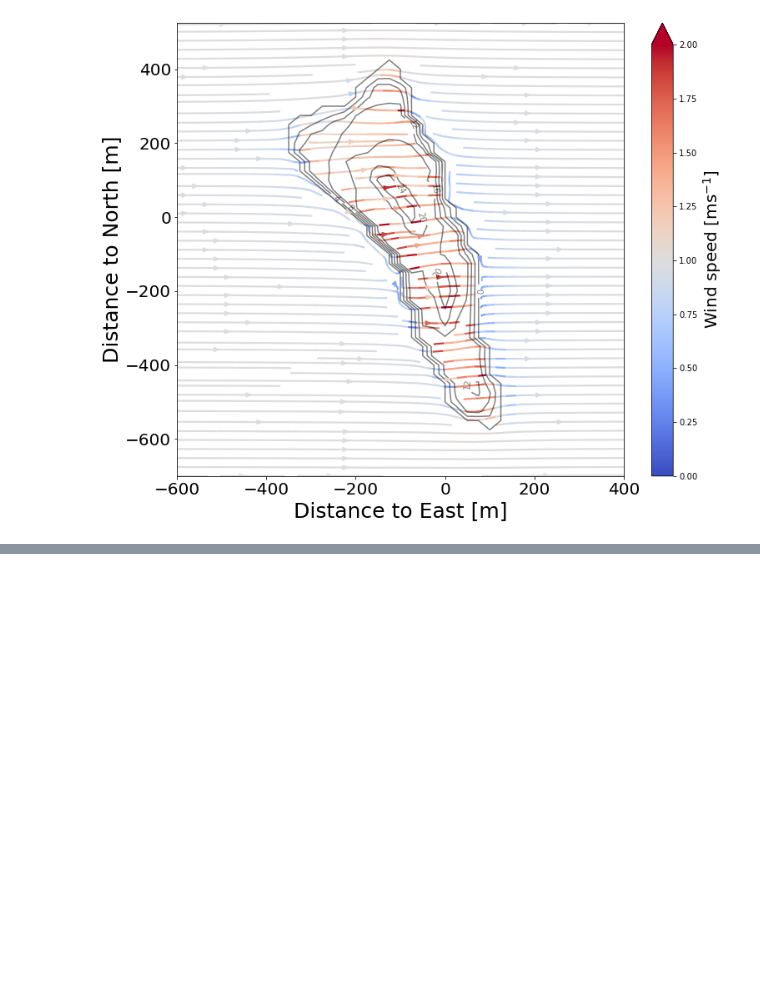
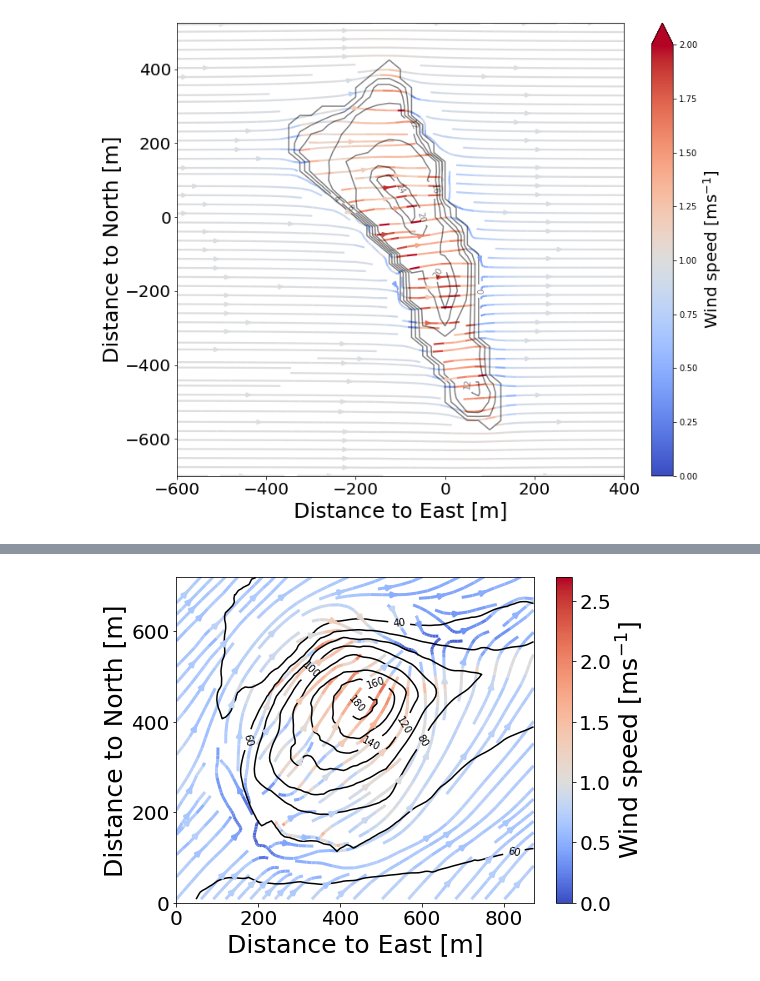
Before and after one commit to dhegedus99/MetGroupProject, a Jupyter notebook: PowerPointPlots.ipynb, the cells around one changed output, grey strips where cells are left out. Cells and saved outputs as stored; diff of their text form; code cells hidden in the pictures; blank space fills up the shorter version.

Commit message:
SW wind NBL

```diff
--- a/PowerPointPlots.ipynb
+++ b/PowerPointPlots.ipynb
@@ -430,3 +430,90 @@ plt.savefig("Pow_I2.pdf",bbox_inches="tight")
 20.92558381778936
 2.7500407304041357 0.007283841480819223
 [figure]
+# %%
+# Parameters
+topo_file_l = 'data/NBlidarblend8m.txt'       # Topography file name
+dx = 8                    # ??? Grid spacing (m)
+L  = 500.                   # Horizontal length scale (m)
+z0 = 0.01                    # Surface roughness length (m)
+zu = 2.                      # Wind measurement height (m)
+# Iteration to find the inner region thickness l (m)
+l = (z0/8)*(L/z0)**0.9
+for i in range(10):
+    l = 2*0.16*L/np.log(l/z0)
+a = (np.log(L/z0))**2/(np.log(l/z0)*np.log(zu/z0))
+
+# Read the topography file, find size and take a Fourier transform
+z = np.loadtxt(topo_file_l)
+n = z.shape[0]
+def wind_model(n,zr):
+    Fz = fft2(zr)
+    Fz = fftshift(Fz)
+
+    # Wavenumbers and modified Bessel functions
+    k = (2*np.pi/(n*dx))*np.arange(-n/2,n/2)
+    m = (2*np.pi/(n*dx))*np.arange(-n/2,n/2)
+    bu = 1 - kv(0,2*np.sqrt(1j*L*k*zu/l))/kv(0,2*np.sqrt(1j*L*k*z0/l))
+    bv = 1 - kv(0,2*np.sqrt(2*1j*L*k*zu/l))/kv(0,2*np.sqrt(2*1j*L*k*z0/l))
+    bu[int(n/2)] = 0
+    bv[int(n/2)] = 0
+
+    # Fourier components of u and v
+    Fu = np.zeros_like(Fz)
+    Fv = np.zeros_like(Fz)
+    for i in range(n):
+        for j in range(n):
+            r = np.sqrt(k[j]**2 + m[i]**2)
+            if r != 0:
+                Fu[i,j] = a*bu[j]*(k[j]**2/r)*Fz[i,j]
+                Fv[i,j] = a*bv[j]*(k[j]*m[i]/r)*Fz[i,j]
+
+    # Inverse Fourier transform
+    Fu = ifftshift(Fu)
+    Fv = ifftshift(Fv)
+    ur = 1 + np.real(ifft2(Fu))
+    vr = np.real(ifft2(Fv))
+    windr = np.sqrt(ur**2 + vr**2)
+
+    # Vertical wind component from continuity equation
+    wr = np.zeros_like(windr)
+    dzdx = (z[1:-1,2:] - z[1:-1,:-2])/(2*dx)
+    dzdy = (z[2:,1:-1] - z[:-2,1:-1])/(2*dx)
+    wr[1:-1,1:-1] = ur[1:-1,1:-1]*dzdx + vr[1:-1,1:-1]*dzdy
+
+    return ur, vr, wr, windr
+
+# Westerly wind
+uw, vw, ww, windw = wind_model(n,z)
+
+# Northerly wind
+zrn = np.fliplr(z.T)
+urn, vrn, wrn, windrn = wind_model(n,zrn)
+un = np.flipud(vrn.T)
+vn = - np.flipud(urn.T)
+windn = np.flipud(windrn.T)
+
+#South Westerly wind
+usw = (un + uw)/2
+vsw = (vn + vw)/2
+windsw = np.sqrt(usw**2+vsw**2)
+plt.figure(figsize=(8,6))
+x = np.arange(256)*dx
+y = np.arange(256)*dx
+plt.streamplot(x[70:180],y[60:150],usw[60:150, 70:180],vsw[60:150, 70:180],
+               color=windsw[60:150,70:180],cmap='coolwarm',
+               norm=matplotlib.colors.TwoSlopeNorm(vmin=0, vcenter=1, vmax=2.7), linewidth=3)
+cbar = plt.colorbar()
+cbar.set_label(label='Wind speed [ms$^{-1}$]', size=25)
+cbar.ax.tick_params(labelsize=20)
+cs = plt.contour(x[70:180],y[60:150],z[60:150,70:180],colors='k')
+plt.clabel(cs,fmt='%d')
+plt.xlabel('Distance to East [m]', fontsize = 25)
+plt.ylabel('Distance to North [m]', fontsize = 25)
+plt.yticks([1200, 1000, 800, 600, 400], [0,200,400,600,800], fontsize=20)
+plt.xticks(np.arange(560,1460,200), np.arange(0, 900, 200), fontsize=20)
+plt.clim(0,4)
+plt.ylim(150*dx, 60*dx)
+print(windsw.max())
+plt.savefig("SWNBlidar.pdf",bbox_inches="tight")
+# %% [output]
@@ -432,0 +521 @@ plt.savefig("Pow_I2.pdf",bbox_inches="tight")
+[figure, added]
```
Also changed, not shown: parts of 1 cell of this notebook.
